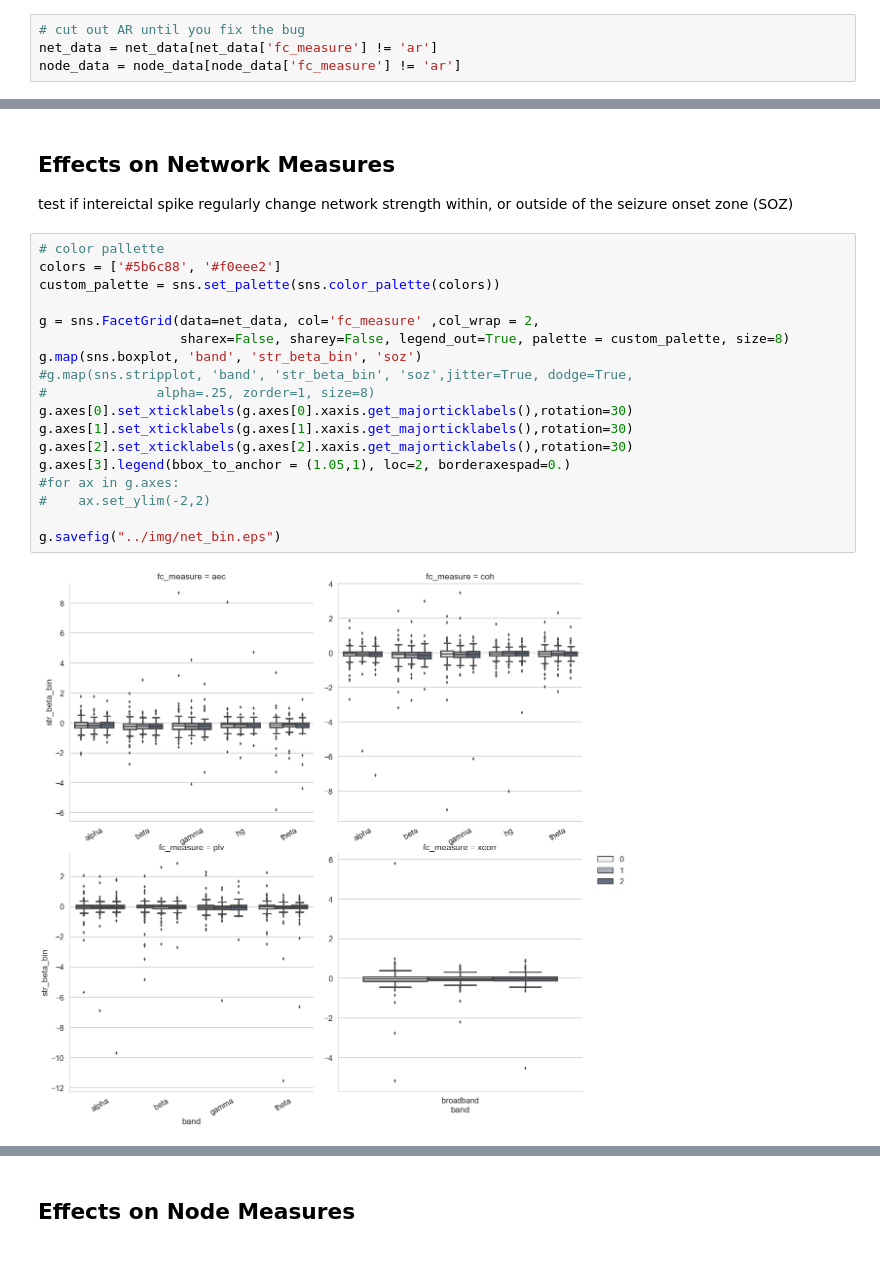
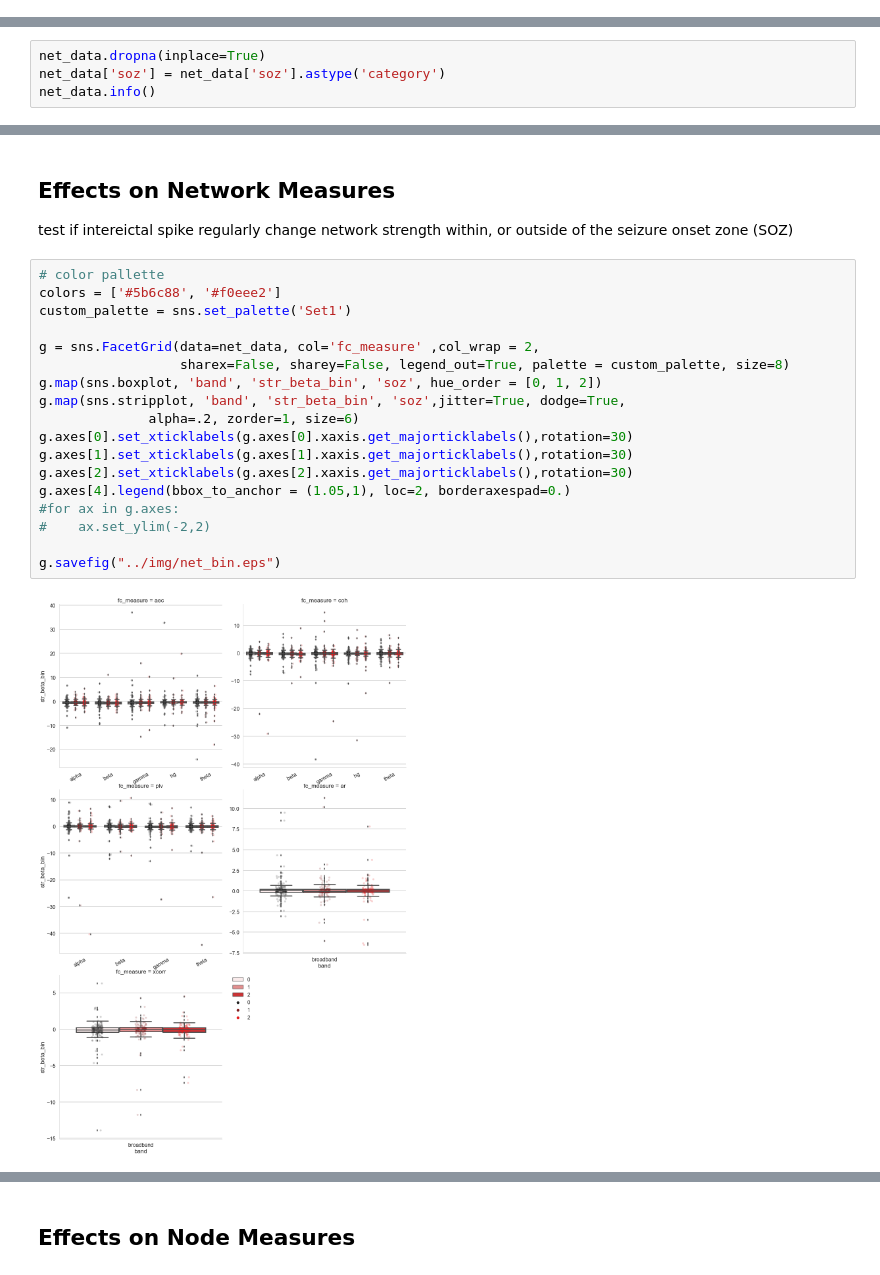
Before and after one commit to jastiso/interictal_spikes_fc, a Jupyter notebook: scripts/analysis_6.ipynb, the cells around one changed output, grey strips where cells are left out. Drawn from its saved outputs; the diff is of its cells as text.

Commit message:
made electrode plotting script, and attempt at making diagnostic labels

```diff
--- a/scripts/analysis_6.ipynb
+++ b/scripts/analysis_6.ipynb
@@ -23,10 +23,6 @@ RAM_dir = '/Volumes/bassett-data/Jeni/RAM/'
 # load data
 net_data = pd.read_csv(RAM_dir + 'group_analysis/network_stats.csv', index_col=0)
 node_data = pd.read_csv(RAM_dir + 'group_analysis/node_stats.csv', index_col=0)
-# %%
-# cut out AR until you fix the bug
-net_data = net_data[net_data['fc_measure'] != 'ar']
-node_data = node_data[node_data['fc_measure'] != 'ar']
 # %% [markdown]
 Check the data
 # %%
@@ -166,3 +162,7 @@ net_data.loc[net_data['hand'].isnull(), 'hand'] = mean_hand
 node_data.loc[node_data['age'].isnull(), 'age'] = mean_age
 node_data.loc[node_data['race'].isnull(), 'race'] = mean_race
 node_data.loc[node_data['hand'].isnull(), 'hand'] = mean_hand
+# %%
+net_data.dropna(inplace=True)
+net_data['soz'] = net_data['soz'].astype('category')
+net_data.info()
@@ -238,23 +235,23 @@ test if intereictal spike regularly change network strength within, or outside o
 # %%
 # color pallette
 colors = ['#5b6c88', '#f0eee2']
-custom_palette = sns.set_palette(sns.color_palette(colors))
+custom_palette = sns.set_palette('Set1')
 
 g = sns.FacetGrid(data=net_data, col='fc_measure' ,col_wrap = 2,
                   sharex=False, sharey=False, legend_out=True, palette = custom_palette, size=8)
-g.map(sns.boxplot, 'band', 'str_beta_bin', 'soz')
-#g.map(sns.stripplot, 'band', 'str_beta_bin', 'soz',jitter=True, dodge=True,
-#              alpha=.25, zorder=1, size=8)
+g.map(sns.boxplot, 'band', 'str_beta_bin', 'soz', hue_order = [0, 1, 2])
+g.map(sns.stripplot, 'band', 'str_beta_bin', 'soz',jitter=True, dodge=True,
+              alpha=.2, zorder=1, size=6)
 g.axes[0].set_xticklabels(g.axes[0].xaxis.get_majorticklabels(),rotation=30)
 g.axes[1].set_xticklabels(g.axes[1].xaxis.get_majorticklabels(),rotation=30)
 g.axes[2].set_xticklabels(g.axes[2].xaxis.get_majorticklabels(),rotation=30)
-g.axes[3].legend(bbox_to_anchor = (1.05,1), loc=2, borderaxespad=0.)
+g.axes[4].legend(bbox_to_anchor = (1.05,1), loc=2, borderaxespad=0.)
 #for ax in g.axes:
 #    ax.set_ylim(-2,2)
 
 g.savefig("../img/net_bin.eps")
 # %% [output]
-[figure, old version]
+[figure, new version]
 # %%
 # grand teton palette
 colors = ['#5b6c88', '#f0eee2']
```
Also changed, not shown: parts of 30 cells of this notebook, 11 other files.
